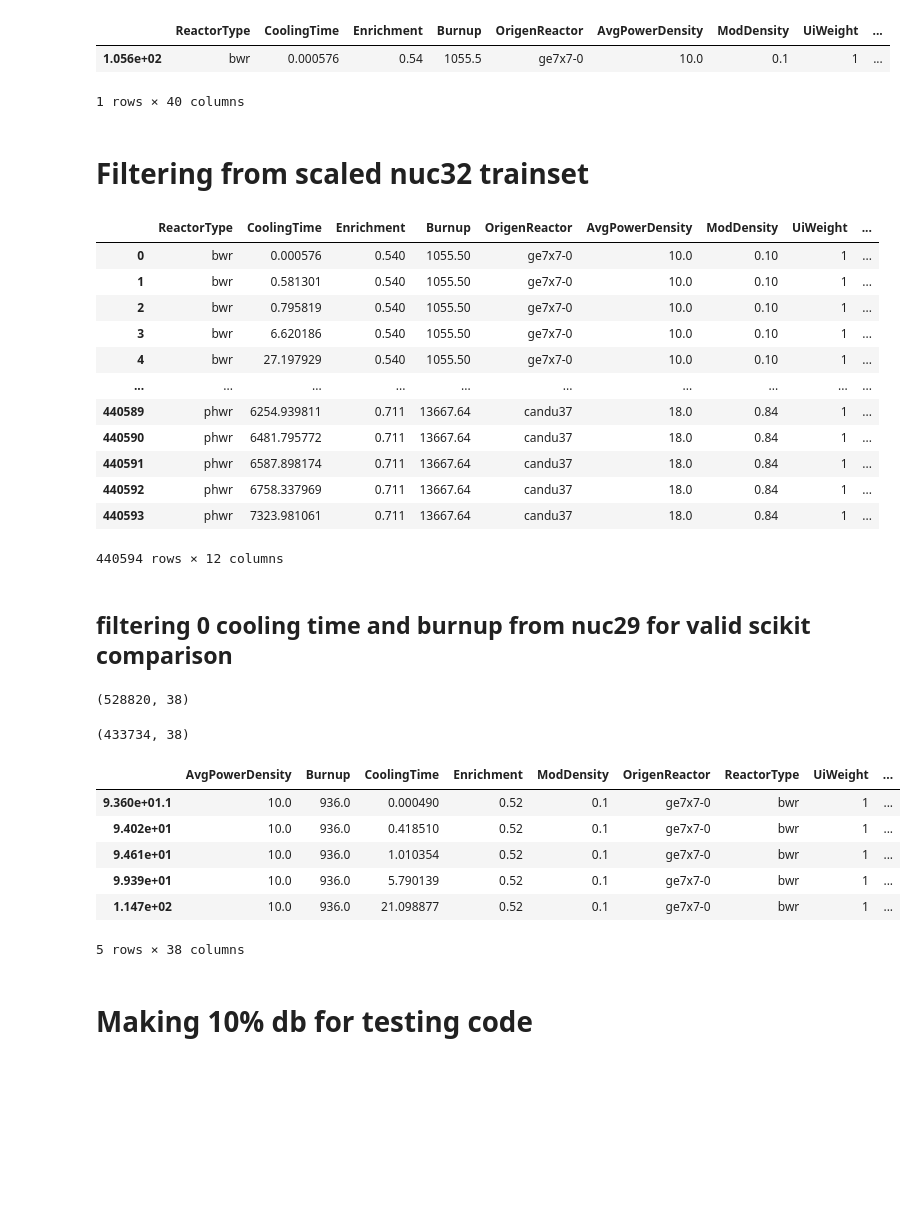
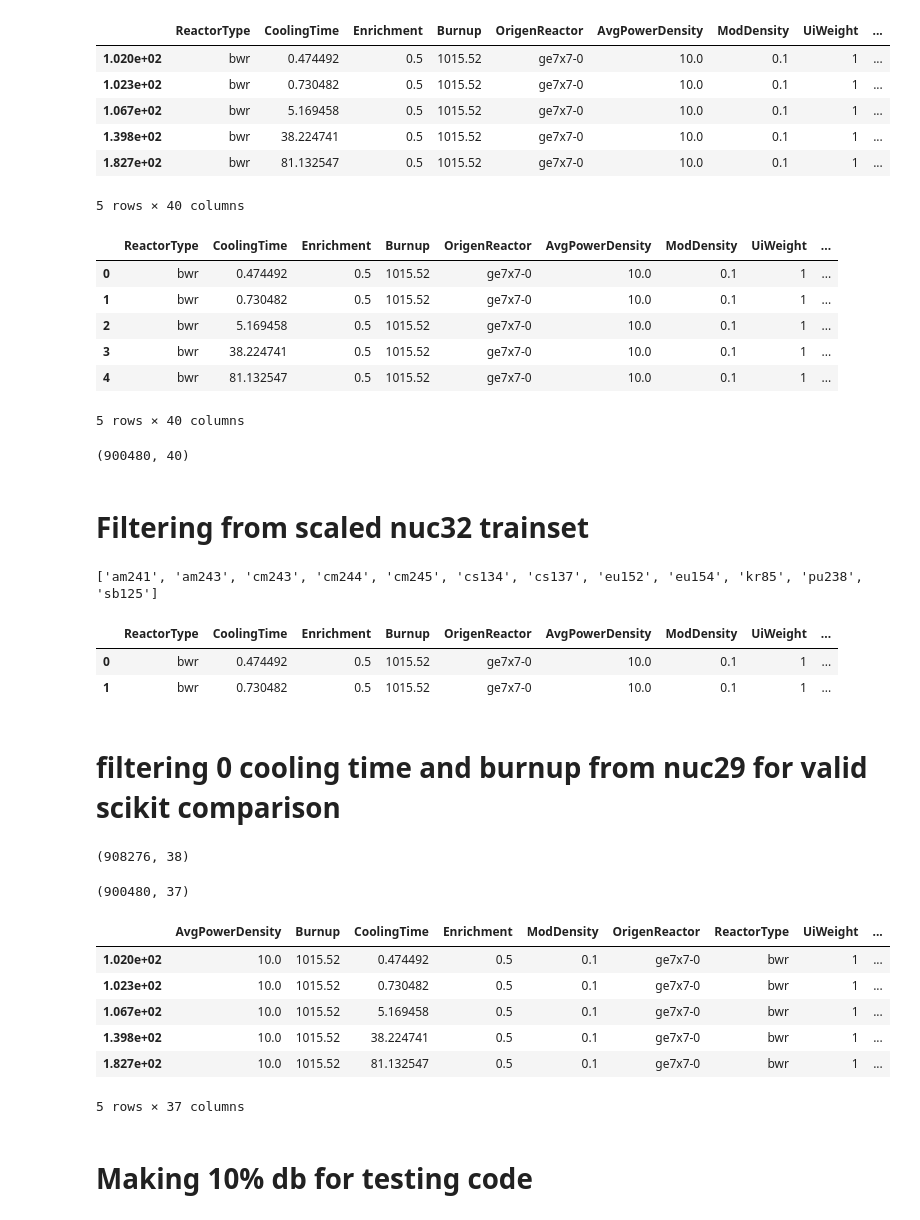
Before and after one commit to opotowsky/process_results, a Jupyter notebook: filter_nucs_db.ipynb, the cells around one changed output. Saved outputs shown, nothing was run; the diff lists cells and outputs as text; code cells hidden in the pictures; blank space fills up the shorter version.

```diff
--- a/filter_nucs_db.ipynb
+++ b/filter_nucs_db.ipynb
@@ -30,8 +34,12 @@ db.head(1)
 db = db.loc[db['Burnup'] > 0]
 db = db.loc[db['CoolingTime'] > 0]
 # %%
-db.head(1)
+db.head(5)
 # %% [output]
 |  | ReactorType | CoolingTime | Enrichment | Burnup | OrigenReactor | AvgPowerDensity | ModDensity | UiWeight | ... |
-| 1.056e+02 | bwr | 0.000576 | 0.54 | 1055.5 | ge7x7-0 | 10.0 | 0.1 | 1 | ... |
+| 1.020e+02 | bwr | 0.474492 | 0.5 | 1015.52 | ge7x7-0 | 10.0 | 0.1 | 1 | ... |
+| 1.023e+02 | bwr | 0.730482 | 0.5 | 1015.52 | ge7x7-0 | 10.0 | 0.1 | 1 | ... |
+| 1.067e+02 | bwr | 5.169458 | 0.5 | 1015.52 | ge7x7-0 | 10.0 | 0.1 | 1 | ... |
+| 1.398e+02 | bwr | 38.224741 | 0.5 | 1015.52 | ge7x7-0 | 10.0 | 0.1 | 1 | ... |
+| 1.827e+02 | bwr | 81.132547 | 0.5 | 1015.52 | ge7x7-0 | 10.0 | 0.1 | 1 | ... |
-1 rows × 40 columns
+5 rows × 40 columns
@@ -38 +52,15 @@ db.head(1)
+# %%
+db.head(5)
+# %% [output]
+|  | ReactorType | CoolingTime | Enrichment | Burnup | OrigenReactor | AvgPowerDensity | ModDensity | UiWeight | ... |
+| 0 | bwr | 0.474492 | 0.5 | 1015.52 | ge7x7-0 | 10.0 | 0.1 | 1 | ... |
+| 1 | bwr | 0.730482 | 0.5 | 1015.52 | ge7x7-0 | 10.0 | 0.1 | 1 | ... |
+| 2 | bwr | 5.169458 | 0.5 | 1015.52 | ge7x7-0 | 10.0 | 0.1 | 1 | ... |
+| 3 | bwr | 38.224741 | 0.5 | 1015.52 | ge7x7-0 | 10.0 | 0.1 | 1 | ... |
+| 4 | bwr | 81.132547 | 0.5 | 1015.52 | ge7x7-0 | 10.0 | 0.1 | 1 | ... |
+5 rows × 40 columns
+# %%
+db.shape
+# %% [output]
+(900480, 40)
 # %%
@@ -40,4 +68,5 @@ db.to_pickle('not-scaled_nuc32_activities.pkl')
 # %% [markdown]
 # Filtering from scaled nuc32 trainset
 # %%
+rdrive = '/mnt/researchdrive/BOX_INTERNAL/opotowsky/'
 db = pd.read_pickle(rdrive + 'nuc32_activities_scaled_1g_reindex.pkl')
@@ -47,17 +73,14 @@ nuc9 = ['sb125', 'am241', 'cm244', 'am243', 'eu154', 'cm243', 'cs134', 'cs137',
+# %%
+print(sorted(['cs137', 'am243', 'cm243', 'kr85', 'cm244', 'cm245', 'sb125', 'cs134', 'pu238', 'eu152', 'am241', 'eu154']))
+# %% [output]
+['am241', 'am243', 'cm243', 'cm244', 'cm245', 'cs134', 'cs137', 'eu152', 'eu154', 'kr85', 'pu238', 'sb125']
+# %%
+nuc7 = ['am241', 'am243', 'cs134', 'cs137', 'eu154', 'kr85', 'sb125']
+nuc12 = ['am241', 'am243', 'cm243', 'cm244', 'cm245', 'cs134', 'cs137', 'eu152', 'eu154', 'kr85', 'pu238', 'sb125']
 # %%
-db[lbls + nonlbls + nuc4]
+db[lbls + nonlbls + nuc7].head(2)
 # %% [output]
 |  | ReactorType | CoolingTime | Enrichment | Burnup | OrigenReactor | AvgPowerDensity | ModDensity | UiWeight | ... |
-| 0 | bwr | 0.000576 | 0.540 | 1055.50 | ge7x7-0 | 10.0 | 0.10 | 1 | ... |
-| 1 | bwr | 0.581301 | 0.540 | 1055.50 | ge7x7-0 | 10.0 | 0.10 | 1 | ... |
-| 2 | bwr | 0.795819 | 0.540 | 1055.50 | ge7x7-0 | 10.0 | 0.10 | 1 | ... |
-| 3 | bwr | 6.620186 | 0.540 | 1055.50 | ge7x7-0 | 10.0 | 0.10 | 1 | ... |
-| 4 | bwr | 27.197929 | 0.540 | 1055.50 | ge7x7-0 | 10.0 | 0.10 | 1 | ... |
-| ... | ... | ... | ... | ... | ... | ... | ... | ... | ... |
-| 440589 | phwr | 6254.939811 | 0.711 | 13667.64 | candu37 | 18.0 | 0.84 | 1 | ... |
-| 440590 | phwr | 6481.795772 | 0.711 | 13667.64 | candu37 | 18.0 | 0.84 | 1 | ... |
-| 440591 | phwr | 6587.898174 | 0.711 | 13667.64 | candu37 | 18.0 | 0.84 | 1 | ... |
-| 440592 | phwr | 6758.337969 | 0.711 | 13667.64 | candu37 | 18.0 | 0.84 | 1 | ... |
-| 440593 | phwr | 7323.981061 | 0.711 | 13667.64 | candu37 | 18.0 | 0.84 | 1 | ... |
+| 0 | bwr | 0.474492 | 0.5 | 1015.52 | ge7x7-0 | 10.0 | 0.1 | 1 | ... |
+| 1 | bwr | 0.730482 | 0.5 | 1015.52 | ge7x7-0 | 10.0 | 0.1 | 1 | ... |
-440594 rows × 12 columns
 # %%
@@ -66,4 +89,4 @@ db[lbls + nonlbls + nuc9].to_pickle(rdrive + 'nuc9_activities_scaled_1g_reindex.
 # %% [markdown]
-## filtering 0 cooling time and burnup from nuc29 for valid scikit comparison
+# filtering 0 cooling time and burnup from nuc29 for valid scikit comparison
 # %%
 rdrive = '/mnt/researchdrive/BOX_INTERNAL/opotowsky/'
@@ -71,5 +95,5 @@ db = pd.read_pickle(rdrive + 'sim_grams_nuc29.pkl')
 # %%
-db.shape
+db29.shape
 # %% [output]
-(528820, 38)
+(908276, 38)
 # %%
@@ -78,5 +101,0 @@ db = db.loc[db['CoolingTime'] > 0]
-# %%
-db = db.loc[db['ModDensity'] < 0.8]
-db.shape
-# %% [output]
-(433734, 38)
@@ -83,13 +104,17 @@ db.shape
+# %%
+db29.shape
+# %% [output]
+(900480, 37)
 # %%
-db.head()
+db29.head()
 # %% [output]
 |  | AvgPowerDensity | Burnup | CoolingTime | Enrichment | ModDensity | OrigenReactor | ReactorType | UiWeight | ... |
-| 9.360e+01.1 | 10.0 | 936.0 | 0.000490 | 0.52 | 0.1 | ge7x7-0 | bwr | 1 | ... |
-| 9.402e+01 | 10.0 | 936.0 | 0.418510 | 0.52 | 0.1 | ge7x7-0 | bwr | 1 | ... |
-| 9.461e+01 | 10.0 | 936.0 | 1.010354 | 0.52 | 0.1 | ge7x7-0 | bwr | 1 | ... |
-| 9.939e+01 | 10.0 | 936.0 | 5.790139 | 0.52 | 0.1 | ge7x7-0 | bwr | 1 | ... |
-| 1.147e+02 | 10.0 | 936.0 | 21.098877 | 0.52 | 0.1 | ge7x7-0 | bwr | 1 | ... |
+| 1.020e+02 | 10.0 | 1015.52 | 0.474492 | 0.5 | 0.1 | ge7x7-0 | bwr | 1 | ... |
+| 1.023e+02 | 10.0 | 1015.52 | 0.730482 | 0.5 | 0.1 | ge7x7-0 | bwr | 1 | ... |
+| 1.067e+02 | 10.0 | 1015.52 | 5.169458 | 0.5 | 0.1 | ge7x7-0 | bwr | 1 | ... |
+| 1.398e+02 | 10.0 | 1015.52 | 38.224741 | 0.5 | 0.1 | ge7x7-0 | bwr | 1 | ... |
+| 1.827e+02 | 10.0 | 1015.52 | 81.132547 | 0.5 | 0.1 | ge7x7-0 | bwr | 1 | ... |
-5 rows × 38 columns
+5 rows × 37 columns
 # %%
 db.to_pickle(rdrive + 'sim_grams_nuc29.pkl')
 # %% [markdown]
```
Also changed, not shown: parts of 13 cells of this notebook.
